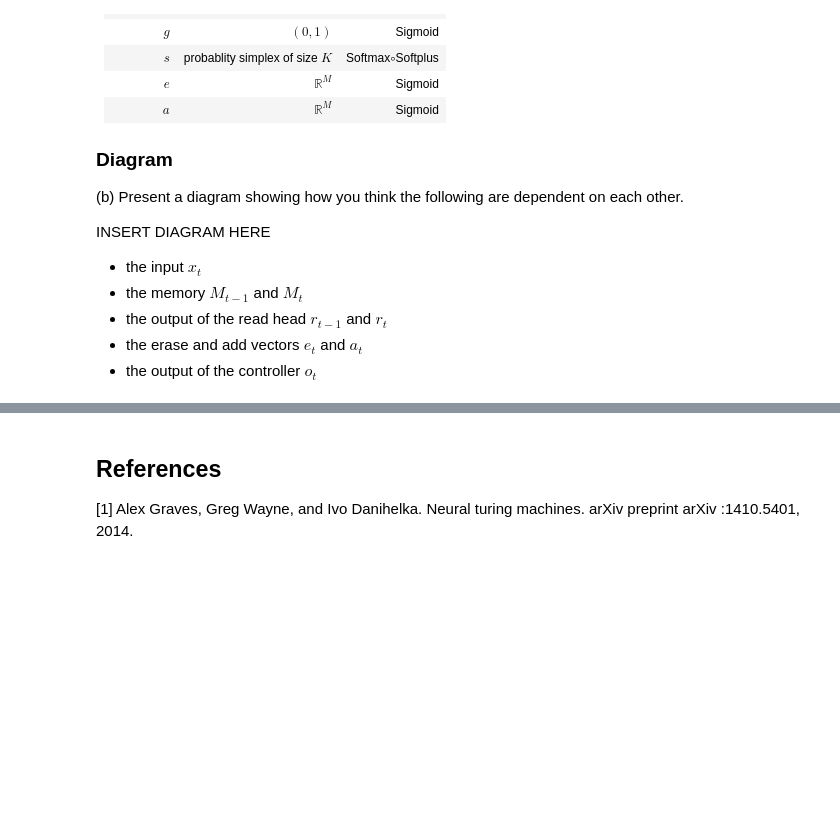
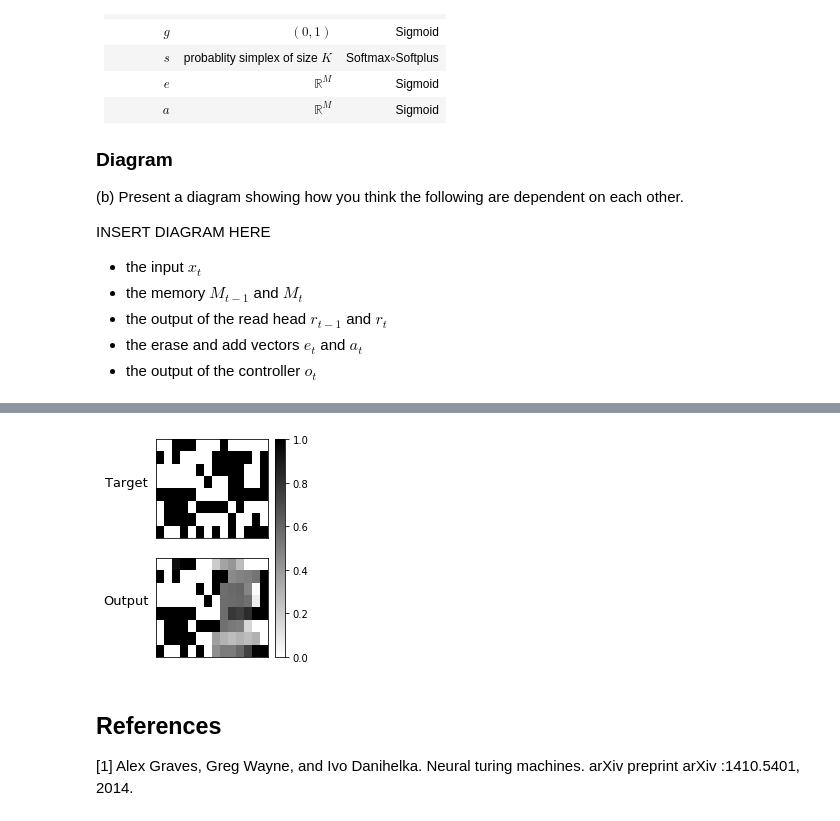
Before and after one commit to alejandroposada/IFT6135-A3, a Jupyter notebook: Assignment3.ipynb, the cells around one changed output, grey strips where cells are left out. Saved outputs shown, nothing was run; the diff lists cells and outputs as text; code cells hidden in the pictures; blank space fills up the shorter version.

```diff
--- a/Assignment3.ipynb
+++ b/Assignment3.ipynb
@@ -46,3 +55,7 @@ visualize_sequence('checkpoints/copy-batch-208.0.model', 'NTM', seq_len=100)
+# %%
+visualize_sequence(checkpoint, 'LSTM', seq_len=15)
+# %% [output]
+[figure, added]
 # %% [markdown]
 ## References
 
```
Also changed, not shown: parts of 4 cells of this notebook.
